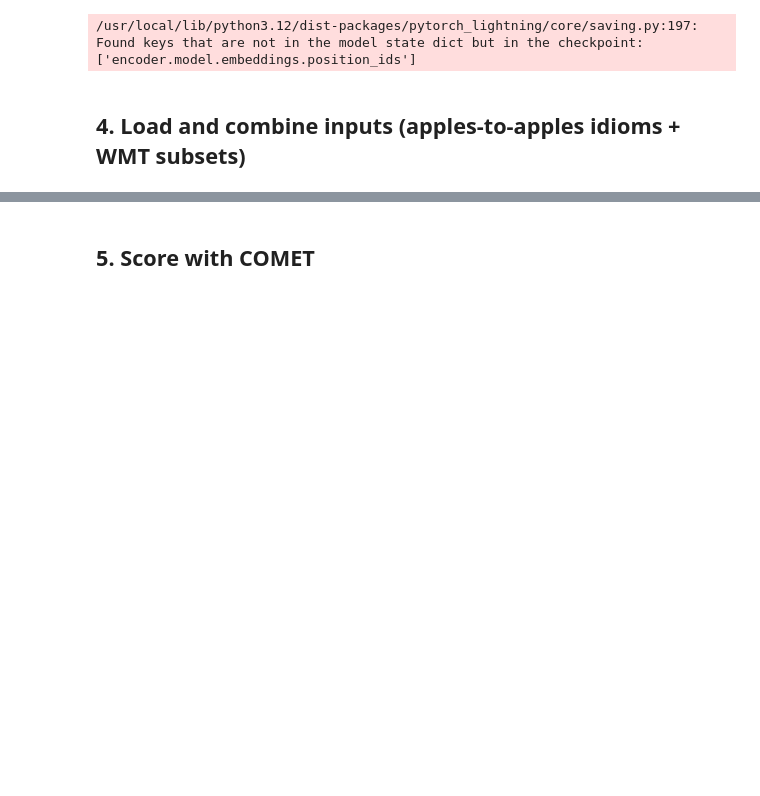
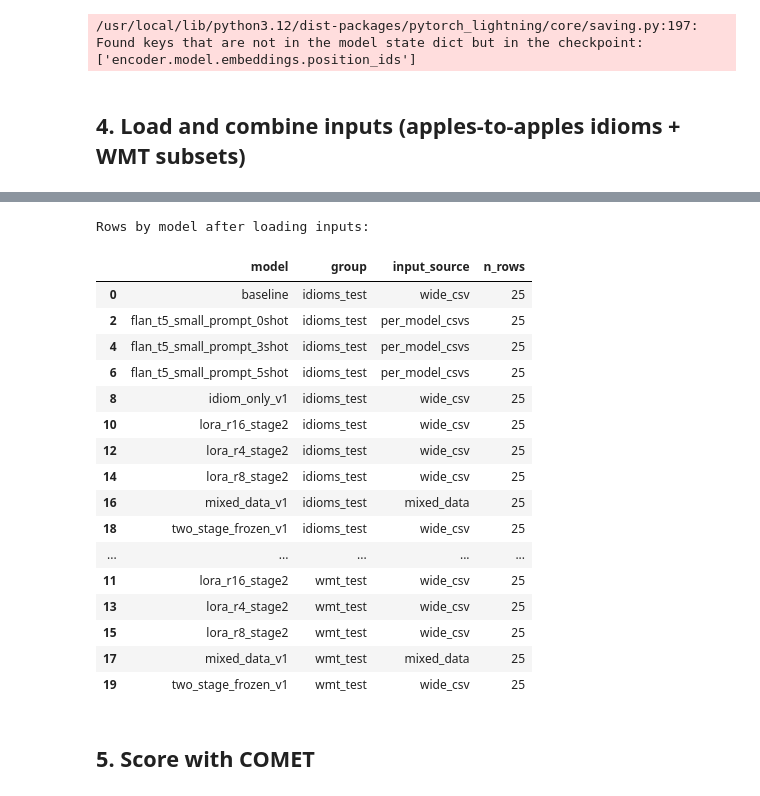
Before and after one commit to auntiepersilla/Idiom_Aware_MT_Finetuning_EN-DE, a Jupyter notebook: notebooks/30_eval_idiom_aware_MT_COMET.ipynb, the cells around one changed output, grey strips where cells are left out. Saved outputs shown, nothing was run; the diff lists cells and outputs as text; code cells hidden in the pictures; blank space fills up the shorter version.

```diff
--- a/notebooks/30_eval_idiom_aware_MT_COMET.ipynb
+++ b/notebooks/30_eval_idiom_aware_MT_COMET.ipynb
@@ -470,6 +447,28 @@ Input sources: {'wide_csv': 300, 'per_model_csvs': 150}
 | 2 | 2 | He has a reputation as a loose ca... | Er gilt als tickende Zeitbombe, d... | idioms_test | He has a reputation as a loose ca... | Er gilt als tickende Zeitbombe, d... | (He has a reputation as a loose c... |
 | 3 | 3 | He's been working late with her e... | Er hat diese Woche jeden Abend mi... | idioms_test | He's been working late with her e... | Er hat diese Woche jeden Abend mi... | (He's been working late with her ... |
 | 4 | 4 | Burning the candle at both ends i... | Raubbau mit der Gesundheit zu tre... | idioms_test | Burning the candle at both ends i... | Raubbau mit der Gesundheit zu tre... | (Burning the candle at both ends ... |
+# %%
+print("Rows by model after loading inputs:")
+display(combined_df.groupby(["model", "group", "input_source"]).size().rename("n_rows").reset_index().sort_values(["group", "model"]))
+# %% [output]
+Rows by model after loading inputs:
+|  | model | group | input_source | n_rows |
+| 0 | baseline | idioms_test | wide_csv | 25 |
+| 2 | flan_t5_small_prompt_0shot | idioms_test | per_model_csvs | 25 |
+| 4 | flan_t5_small_prompt_3shot | idioms_test | per_model_csvs | 25 |
+| 6 | flan_t5_small_prompt_5shot | idioms_test | per_model_csvs | 25 |
+| 8 | idiom_only_v1 | idioms_test | wide_csv | 25 |
+| 10 | lora_r16_stage2 | idioms_test | wide_csv | 25 |
+| 12 | lora_r4_stage2 | idioms_test | wide_csv | 25 |
+| 14 | lora_r8_stage2 | idioms_test | wide_csv | 25 |
+| 16 | mixed_data_v1 | idioms_test | mixed_data | 25 |
+| 18 | two_stage_frozen_v1 | idioms_test | wide_csv | 25 |
+| ... | ... | ... | ... | ... |
+| 11 | lora_r16_stage2 | wmt_test | wide_csv | 25 |
+| 13 | lora_r4_stage2 | wmt_test | wide_csv | 25 |
+| 15 | lora_r8_stage2 | wmt_test | wide_csv | 25 |
+| 17 | mixed_data_v1 | wmt_test | mixed_data | 25 |
+| 19 | two_stage_frozen_v1 | wmt_test | wide_csv | 25 |
 # %% [markdown]
 ## 5. Score with COMET
 # %%
```
Also changed, not shown: parts of 20 cells of this notebook.
